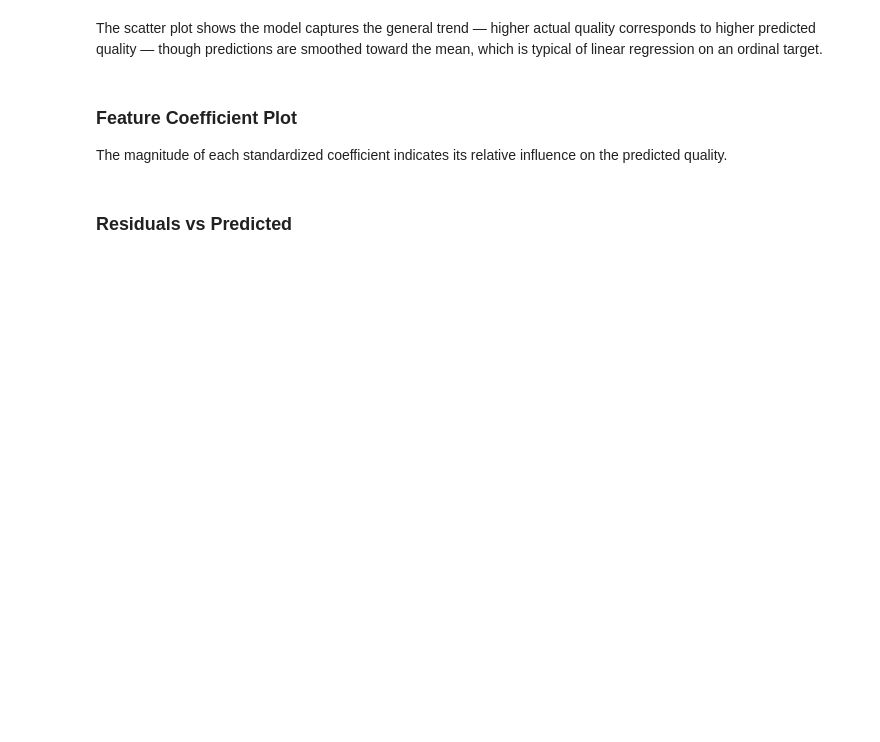
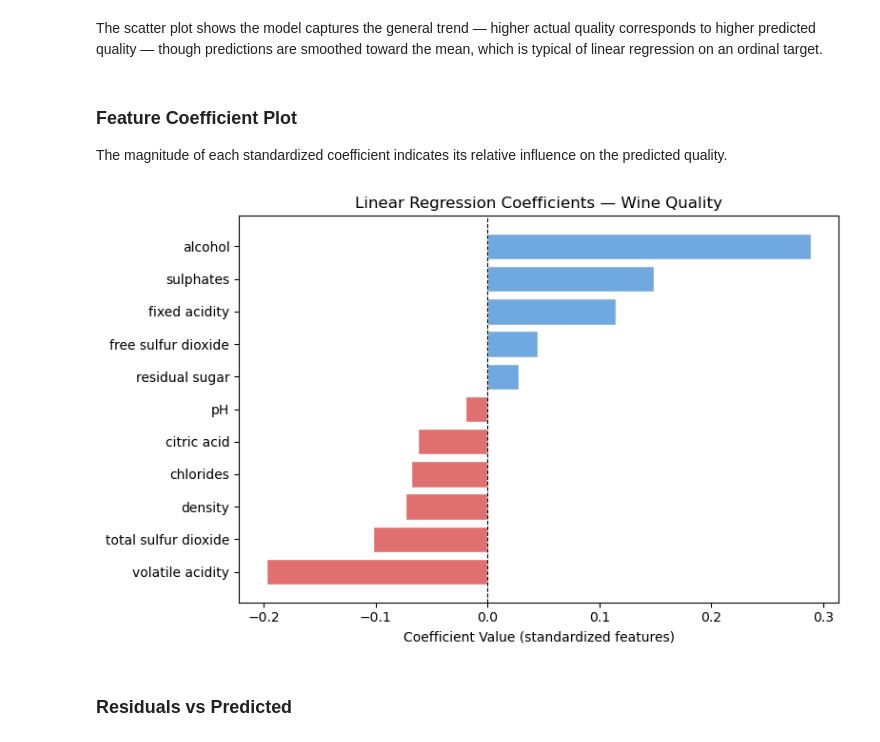
Before and after one commit to tduong26/INDE577-Spring-2026, a Jupyter notebook: examples/supervised_learning/Linear Regression/linear_regression_example.ipynb, the cells around one changed output. Saved outputs shown, nothing was run; the diff lists cells and outputs as text; code cells hidden in the pictures; blank space fills up the shorter version.

```diff
--- a/examples/supervised_learning/Linear Regression/linear_regression_example.ipynb
+++ b/examples/supervised_learning/Linear Regression/linear_regression_example.ipynb
@@ -172,6 +217,6 @@ print(f"Test size  : {X_test.shape[0]} samples")
 # %%
-
-X_train_s, X_test_s = standardize(X_train, X_test)
+X_train_s = standardize(X_train)
+X_test_s = standardize(X_test)
 
 print("Before standardization — first feature stats on training set:")
 print(f"  mean = {X_train[:, 0].mean():.4f},  std = {X_train[:, 0].std():.4f}")
@@ -280,18 +353,19 @@ The scatter plot shows the model captures the general trend — higher actual qu
 
 The magnitude of each standardized coefficient indicates its relative influence on the predicted quality.
 # %%
-
-coef = np.array(linreg.weights).flatten()
+coef = np.array(linreg.coef_).flatten()
 coef_series = pd.Series(coef, index=feature_cols).sort_values()
 
 plt.figure(figsize=(8, 5))
 bar_colors = ['#E07070' if v < 0 else '#70A9E0' for v in coef_series.values]
 plt.barh(coef_series.index, coef_series.values, color=bar_colors, edgecolor='white')
 plt.axvline(0, color='black', linewidth=0.8, linestyle='--')
 plt.xlabel('Coefficient Value (standardized features)')
 plt.title('Linear Regression Coefficients — Wine Quality')
 plt.tight_layout()
 plt.show()
+# %% [output]
+[figure, added]
 # %% [markdown]
 ### Residuals vs Predicted
 # %%
```
Also changed, not shown: parts of 16 cells of this notebook.
